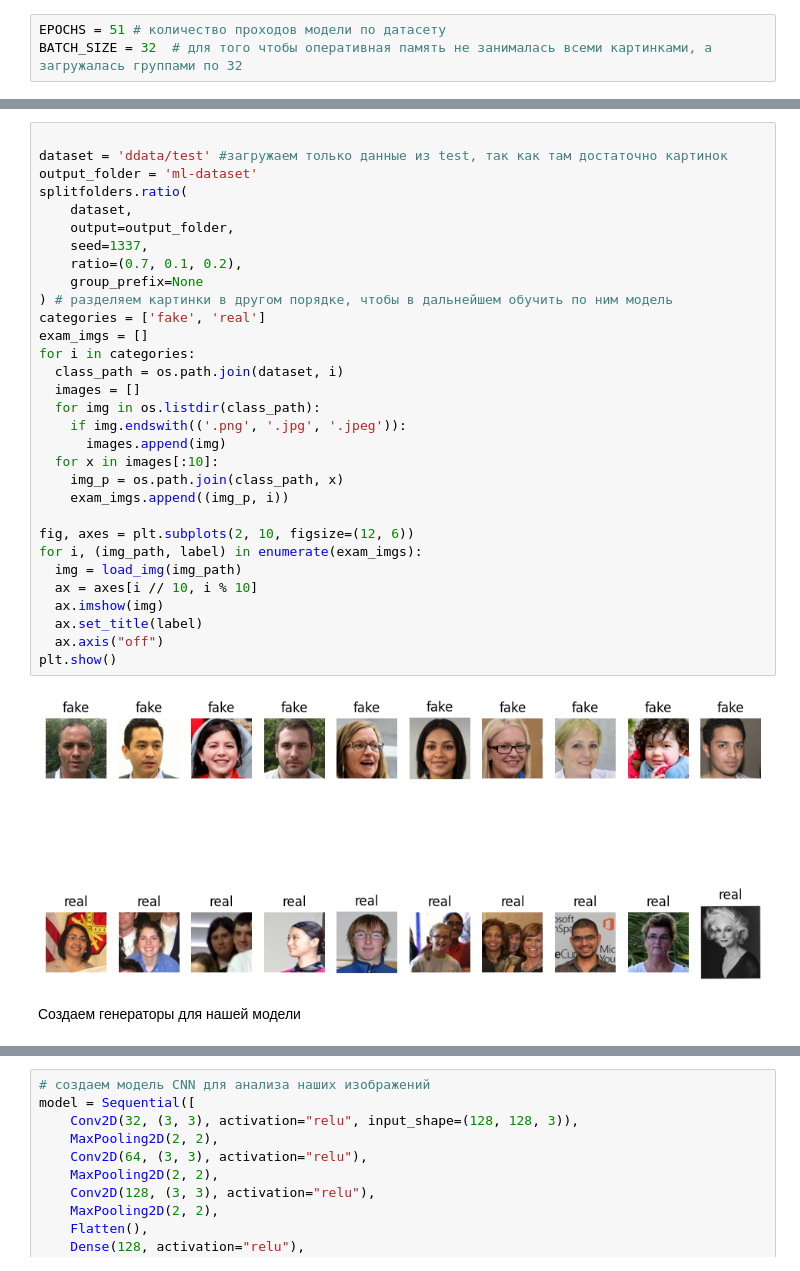
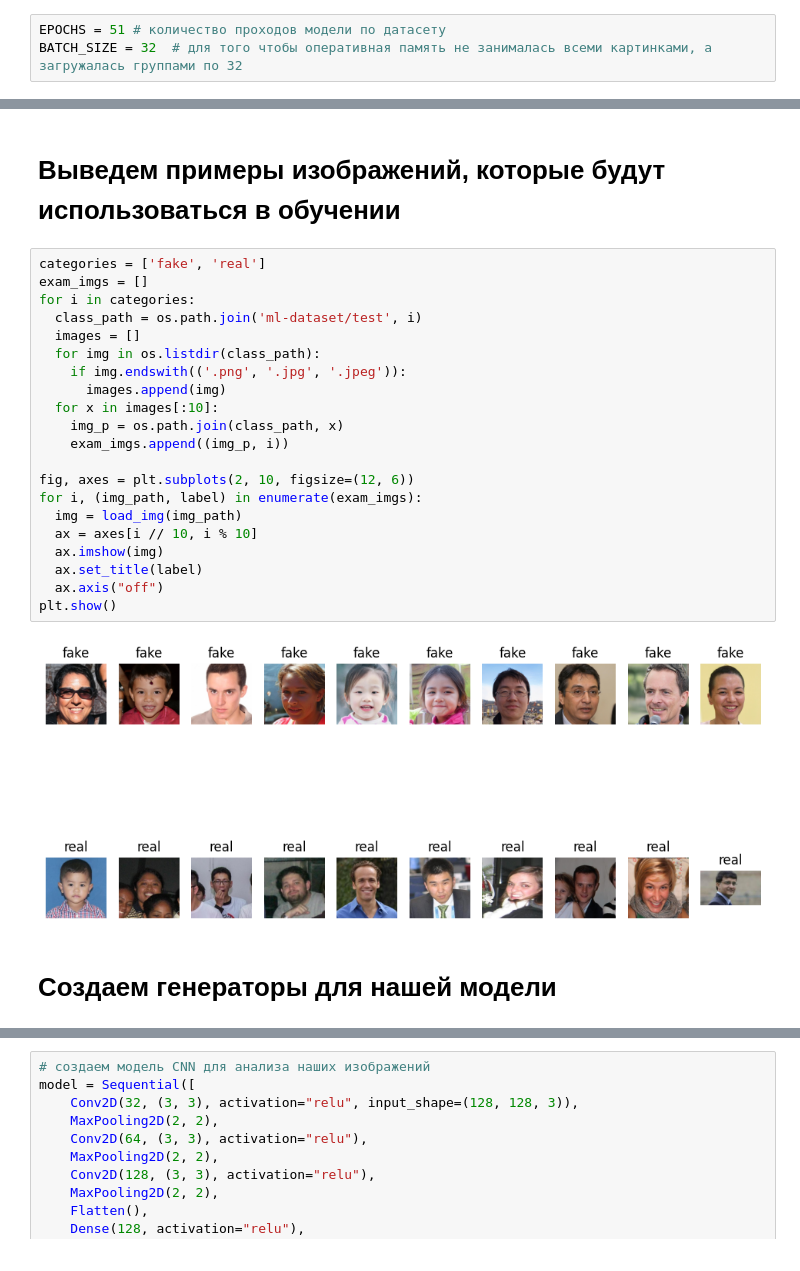
Before and after one commit to miroslavgaraev/ML-project, a Jupyter notebook: main.ipynb, the cells around one changed output, grey strips where cells are left out. Saved outputs shown, nothing was run; the diff lists cells and outputs as text.

```diff
--- a/main.ipynb
+++ b/main.ipynb
@@ -54,36 +74,28 @@ Successfully installed split-folders-0.5.1
+# %% [markdown]
+# Выведем примеры изображений, которые будут использоваться в обучении
 # %%
-
-dataset = 'ddata/test' #загружаем только данные из test, так как там достаточно картинок
-output_folder = 'ml-dataset'
-splitfolders.ratio(
-    dataset,
-    output=output_folder,
-    seed=1337,
-    ratio=(0.7, 0.1, 0.2),
-    group_prefix=None
-) # разделяем картинки в другом порядке, чтобы в дальнейшем обучить по ним модель
 categories = ['fake', 'real']
 exam_imgs = []
 for i in categories:
-  class_path = os.path.join(dataset, i)
+  class_path = os.path.join('ml-dataset/test', i)
   images = []
   for img in os.listdir(class_path):
     if img.endswith(('.png', '.jpg', '.jpeg')):
       images.append(img)
   for x in images[:10]:
     img_p = os.path.join(class_path, x)
     exam_imgs.append((img_p, i))
 
 fig, axes = plt.subplots(2, 10, figsize=(12, 6))
 for i, (img_path, label) in enumerate(exam_imgs):
   img = load_img(img_path)
   ax = axes[i // 10, i % 10]
   ax.imshow(img)
   ax.set_title(label)
   ax.axis("off")
 plt.show()
 # %% [output]
-[figure, old version]
+[figure, new version]
 # %% [markdown]
-Создаем генераторы для нашей модели
+# Создаем генераторы для нашей модели
 # %%
```
Also changed, not shown: parts of 20 cells of this notebook.
